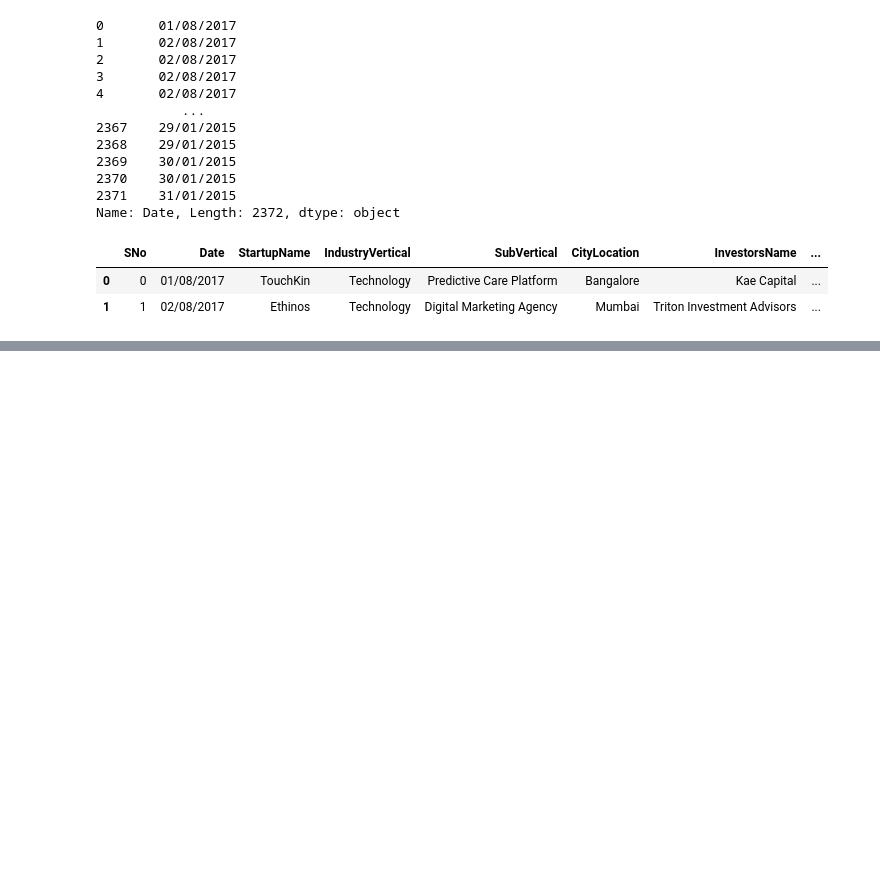
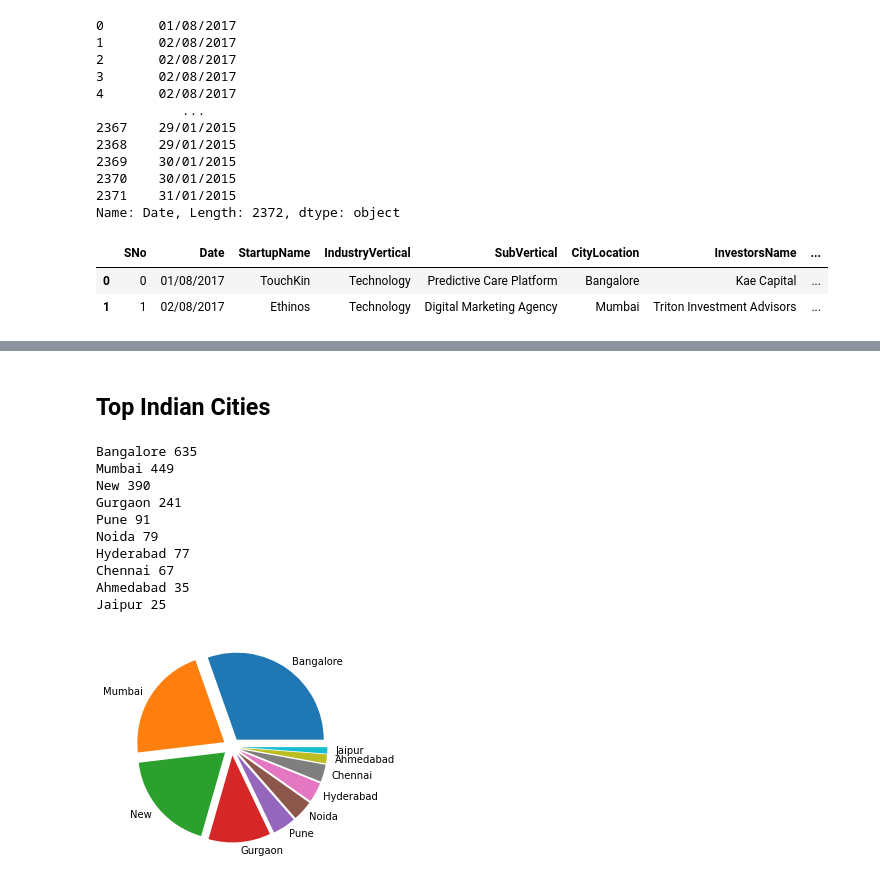
Before and after one commit to Gauravkhetwal/DataScience, a Jupyter notebook: 14. Project-Case Study(Part-1)/Startup_funding_solution.ipynb, the cells around one changed output, grey strips where cells are left out. Cells and saved outputs as stored; diff of their text form; code cells hidden in the pictures; blank space fills up the shorter version.

```diff
--- a/14. Project-Case Study(Part-1)/Startup_funding_solution.ipynb
+++ b/14. Project-Case Study(Part-1)/Startup_funding_solution.ipynb
@@ -195,0 +205,30 @@ plt.show()
+# %%
+df = pd.read_csv('startup_funding.csv')
+# %% [markdown]
+## Top Indian Cities
+# %%
+df = df[df['CityLocation'].notna()]
+df['CityLocation'].replace('Delhi','New Delhi',inplace = True)
+df['CityLocation'].replace('bangalore','Bangalore',inplace = True)
+def sepearteCity(city):
+    return city.split(' ')[0].strip()
+
+df['CityLocation']= df['CityLocation'].apply(sepearteCity)
+city_count = df['CityLocation'].value_counts()[0:10]
+for i in range(len(city_count)):
+    print(city_count.index[i],city_count.values[i])
+ex = [0.1]*10
+plt.pie(city_count,explode = ex,labels = city_count.index)
+plt.show()
+# %% [output]
+Bangalore 635
+Mumbai 449
+New 390
+Gurgaon 241
+Pune 91
+Noida 79
+Hyderabad 77
+Chennai 67
+Ahmedabad 35
+Jaipur 25
+[figure, added]
```
Also changed, not shown: parts of 17 cells of this notebook.
